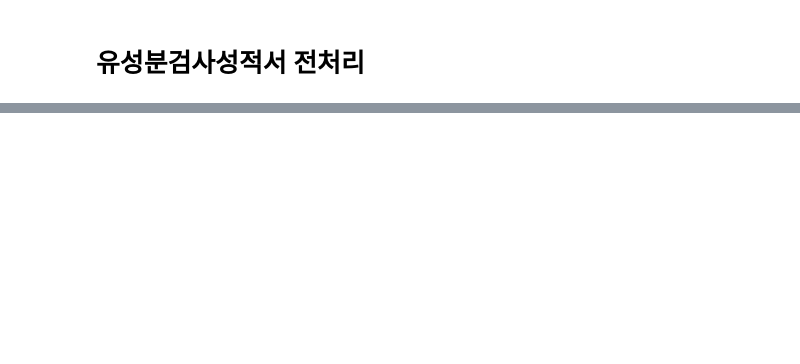
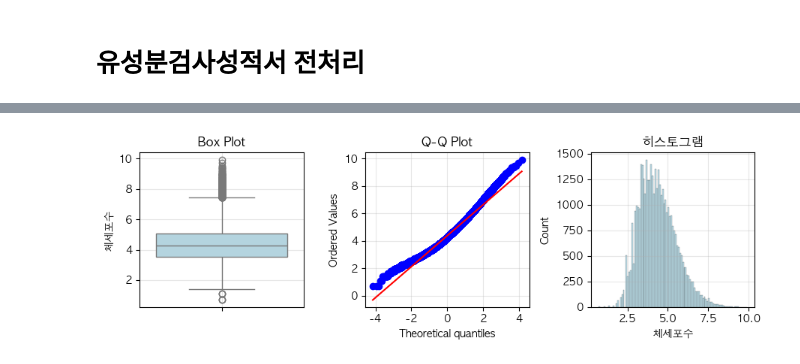
Before and after one commit to cye2020/Smart-Farm-Growth-Analytics, a Jupyter notebook: code/data/process.ipynb, the cells around one changed output, grey strips where cells are left out. Saved outputs shown, nothing was run; the diff lists cells and outputs as text; code cells hidden in the pictures; blank space fills up the shorter version.

```diff
--- a/code/data/process.ipynb
+++ b/code/data/process.ipynb
@@ -34,0 +114,7 @@ df.rename(columns={'비유초기평균MNU': '비유초기평균MUN'}, inplace=Tr
+# %%
+df_copy = df.copy()
+df_copy['체세포수'] = np.log1p(df['체세포수'])
+# %%
+plot_features(df_copy[df_copy['체세포수'] != 0], ['체세포수'], ['lightblue'])
+# %% [output]
+[figure, added]
```
Also changed, not shown: parts of 20 cells of this notebook, 2 other files.
